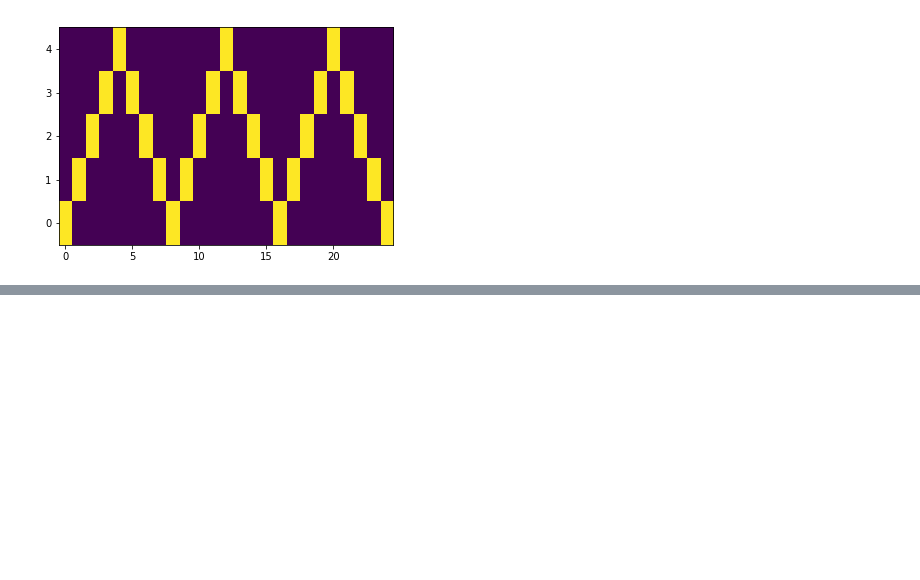
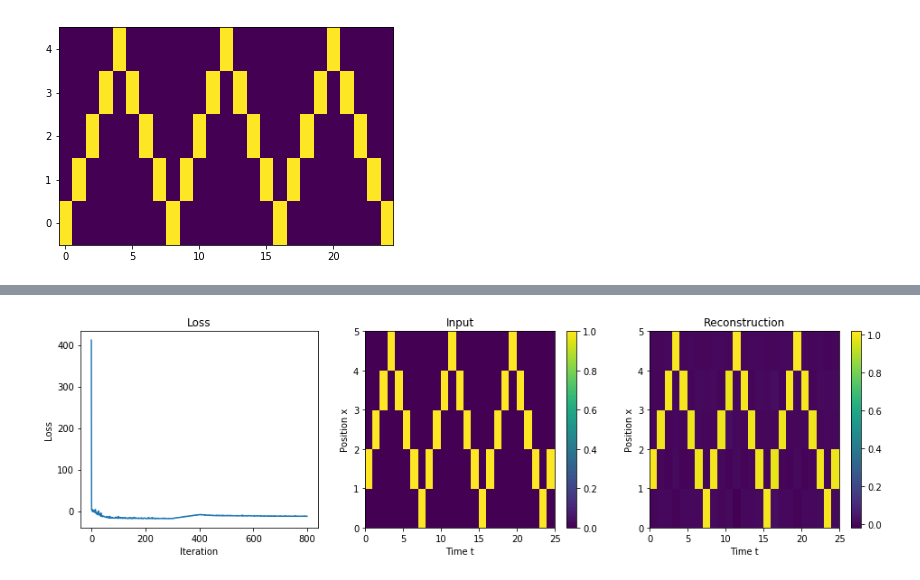
Before and after one commit to chmp/misc-exp, a Jupyter notebook: BuildingBlocks/TimeSeries.ipynb, the cells around one changed output, grey strips where cells are left out. Cells and saved outputs as stored; diff of their text form; code cells hidden in the pictures; blank space fills up the shorter version.

Commit message:
Update depp time series model

```diff
--- a/BuildingBlocks/TimeSeries.ipynb
+++ b/BuildingBlocks/TimeSeries.ipynb
@@ -91,0 +417,19 @@ px_ = tf.distributions.Normal(px_loc_, px_scale_)
+# %%
+_, z = model.encoder(x)
+res = model.decoder(z).mean.detach().numpy()
+
+_, (ax1, ax2, ax3) = plt.subplots(1, 3, figsize=(16, 4))
+
+plt.sca(ax1)
+plt.plot(losses[..., 0])
+mpl_set(title='Loss', xlabel='Iteration', ylabel='Loss')
+
+plt.sca(ax2)
+plt.pcolormesh(np.asarray(x[:, 0, :]).T)
+mpl_set(colorbar=True, title='Input', xlabel='Time t', ylabel='Position x')
+
+plt.sca(ax3)
+plt.pcolormesh(res[:, 0, :].T)
+mpl_set(colorbar=True, title='Reconstruction', xlabel='Time t', ylabel='Position x')
+# %% [output]
+[figure, added]
```
Also changed, not shown: parts of 30 cells of this notebook.
